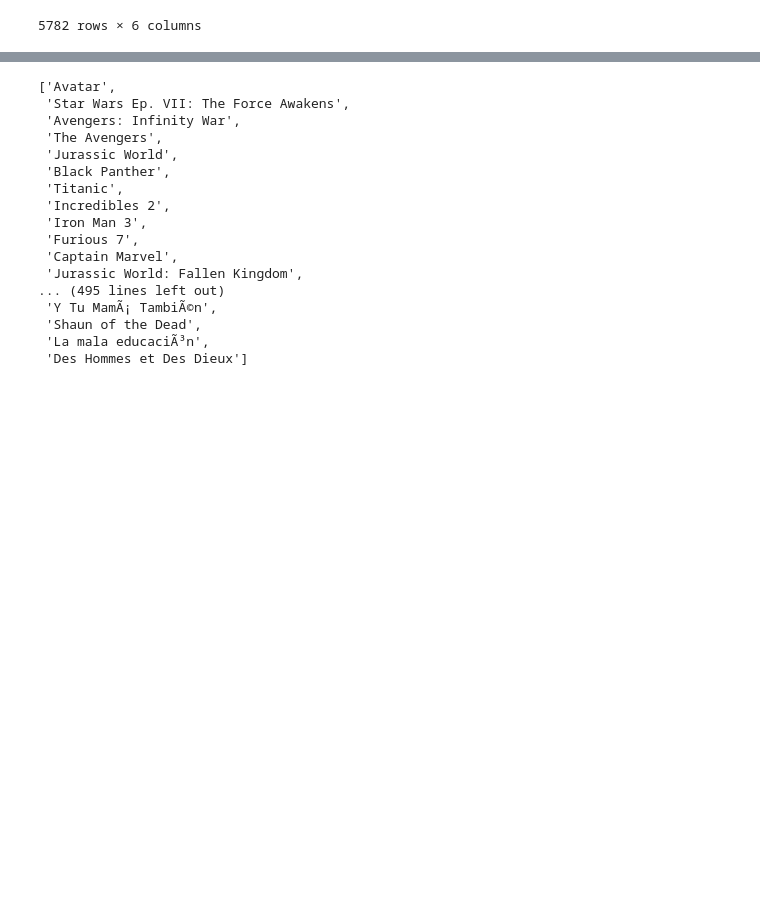
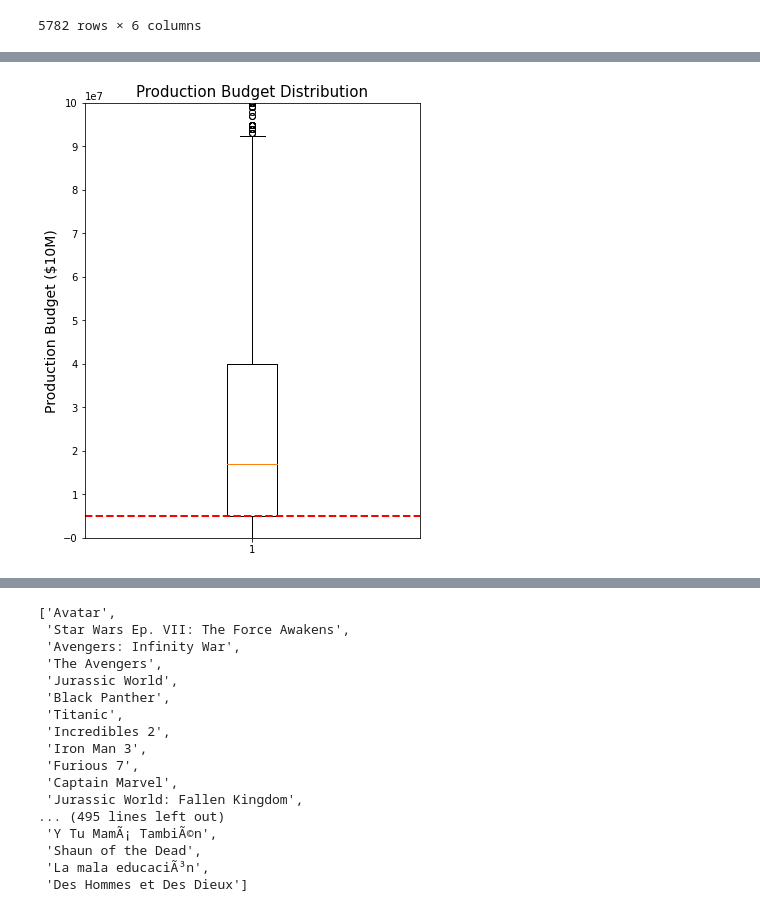
Before and after one commit to jmarkowi/Microsoft-Studios-Analysis, a Jupyter notebook: lorela_working_nb.ipynb, the cells around one changed output, grey strips where cells are left out. Drawn from its saved outputs; the diff is of its cells as text; code cells hidden in the pictures; blank space fills up the shorter version.

```diff
--- a/lorela_working_nb.ipynb
+++ b/lorela_working_nb.ipynb
@@ -65,0 +74,19 @@ boxplot.boxplot(return_type='axes');
+# %%
+y = movie_budgets['production_budget'].values
+fig, ax2 = plt.subplots(figsize = (6,8))
+ax2.boxplot(y)
+ax2.set_ylim(-10000,100000000)
+ynew = 5000000
+
+ticks = np.arange(-10000,100000000,10000000)
+ax2.set_yticks(ticks)
+ax2.axhline(ynew , color = 'r', linestyle = "--", linewidth = "2")
+# plt.rc('xtick', labelsize=10)
+# plt.rc('ytick', labelsize=10)
+
+ax2.set_title('Production Budget Distribution', fontsize = 15)
+
+
+ax2.set_ylabel('Production Budget ($10M)', fontsize = 14);
+# %% [output]
+[figure, added]
```
Also changed, not shown: parts of 7 cells of this notebook, 1 other file.
